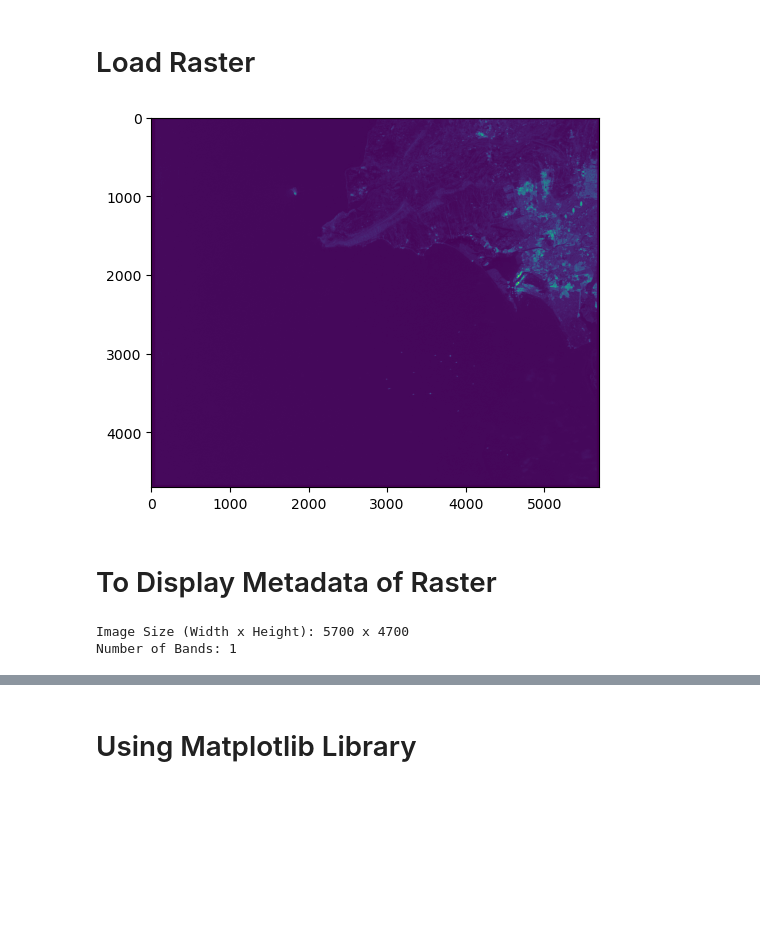
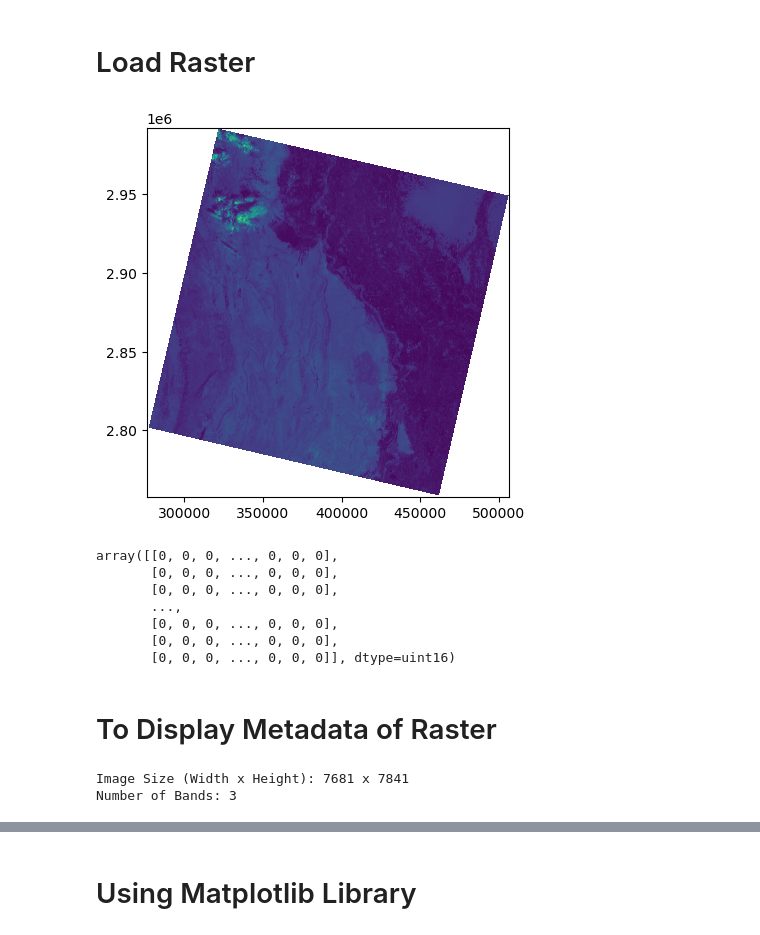
Before and after one commit to Mahnoor-14/Microwave_Hyperspectral_RemoteSensing_, a Jupyter notebook: Accessing & Processing Raster (01).ipynb, the cells around one changed output, grey strips where cells are left out. Saved outputs shown, nothing was run; the diff lists cells and outputs as text; code cells hidden in the pictures; blank space fills up the shorter version.

```diff
--- a/Accessing & Processing Raster (01).ipynb
+++ b/Accessing & Processing Raster (01).ipynb
@@ -13,15 +14,23 @@ import cv2
 # %% [markdown]
 # Load Raster
 # %%
-img = Image.open(r"G:\Personal\hyperspectral\01\HH-ALPSRP244140480-H2.2_UA.tif")
+img = rasterio.open(r"G:\Personal\hyperspectral\New folder\Nawabshah_Landsat8.tif") #Landsat8 imagery of Nawabshah
 show(img)
-pixels = img.load()
+pixels = img.read(1)
+pixels
 # %% [output]
-[figure, old version]
+[figure, new version]
+array([[0, 0, 0, ..., 0, 0, 0],
+       [0, 0, 0, ..., 0, 0, 0],
+       [0, 0, 0, ..., 0, 0, 0],
+       ...,
+       [0, 0, 0, ..., 0, 0, 0],
+       [0, 0, 0, ..., 0, 0, 0],
+       [0, 0, 0, ..., 0, 0, 0]], dtype=uint16)
 # %% [markdown]
 # To Display Metadata of Raster
 # %%
-with rasterio.open(r"G:\Personal\hyperspectral\01\HH-ALPSRP244140480-H2.2_UA.tif") as dataset:
+with rasterio.open(r"G:\Personal\hyperspectral\New folder\Nawabshah_Landsat8.tif") as dataset:
     # Check the size (dimensions)
     width = dataset.width
     height = dataset.height
@@ -31,8 +40,8 @@ with rasterio.open(r"G:\Personal\hyperspectral\01\HH-ALPSRP244140480-H2.2_UA.tif
     num_bands = dataset.count
     print("Number of Bands:", num_bands)
 # %% [output]
-Image Size (Width x Height): 5700 x 4700
-Number of Bands: 1
+Image Size (Width x Height): 7681 x 7841
+Number of Bands: 3
 # %%
 dataset.count
 dataset.width
```
Also changed, not shown: parts of 12 cells of this notebook.
